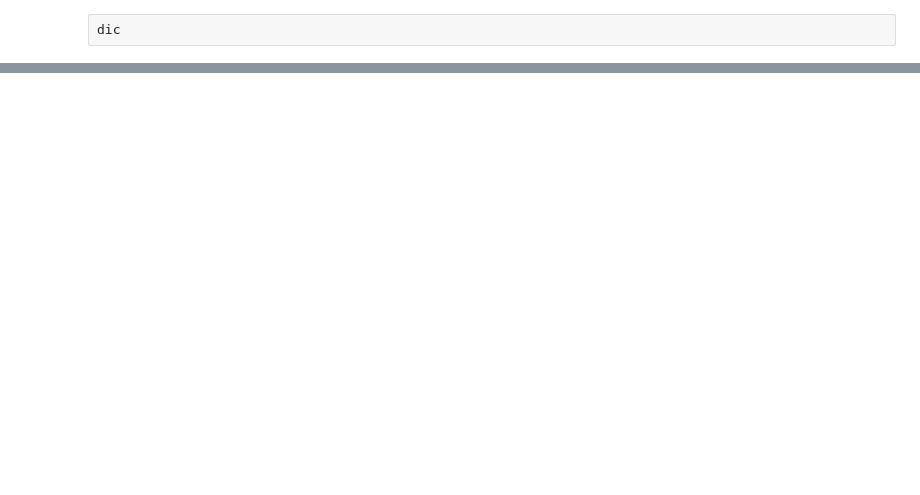
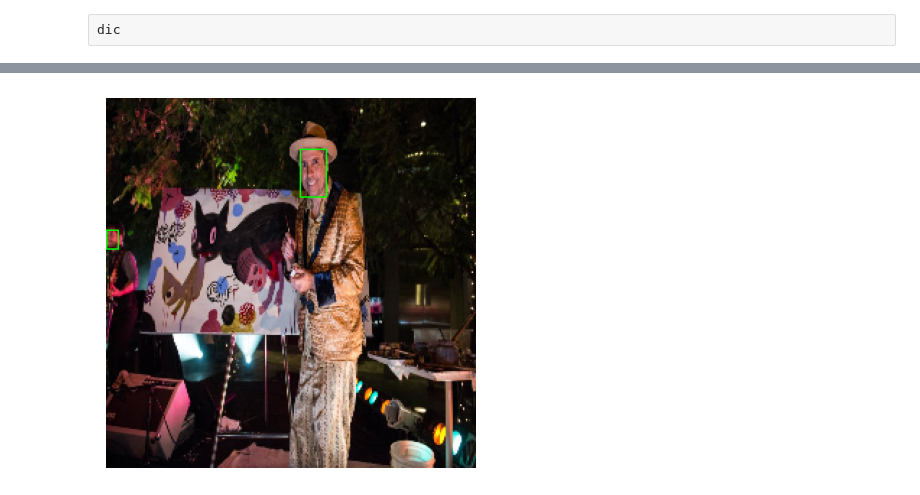
Before and after one commit to prashalruchiranga/Face-Detector, a Jupyter notebook: notebooks/face detection.ipynb, the cells around one changed output, grey strips where cells are left out. Saved outputs shown, nothing was run; the diff lists cells and outputs as text; code cells hidden in the pictures; blank space fills up the shorter version.

Commit message:
Scale bounding boxes

```diff
--- a/notebooks/face detection.ipynb
+++ b/notebooks/face detection.ipynb
@@ -51,0 +66,24 @@ plt.show()
+# %%
+### Rescale bounding box annotations
+def scale_bbx(bbxs, org_img_shape, out_img_shape):
+    org_height, org_width = org_img_shape
+    new_height, new_width = out_img_shape
+    scale_x = new_width / org_width
+    scale_y = new_height / org_height
+    scaled_bbxs = []
+    for bb in bbxs:
+        x, y, w, h = [int(pt) for pt in bb.split()]
+        scaled_bb = list(map(round, [scale_x * x, scale_y * y, scale_x * w, scale_y * h]))
+        scaled_bbxs.append(scaled_bb)
+    return scaled_bbxs
+# %%
+### Display rescaled bounding boxes
+scaled_bb = scale_bbx(rand_img[1], rgb.shape[:2], OUTPUT_SHAPE)
+for bb in scaled_bb:
+    x, y, w, h = bb
+    cv2.rectangle(resized_image, (x, y), (x+w, y+h), (0, 255, 0), 1)
+plt.imshow(resized_image, )
+plt.axis("off")
+plt.show()
+# %% [output]
+[figure, added]
```
Also changed, not shown: parts of 5 cells of this notebook.
